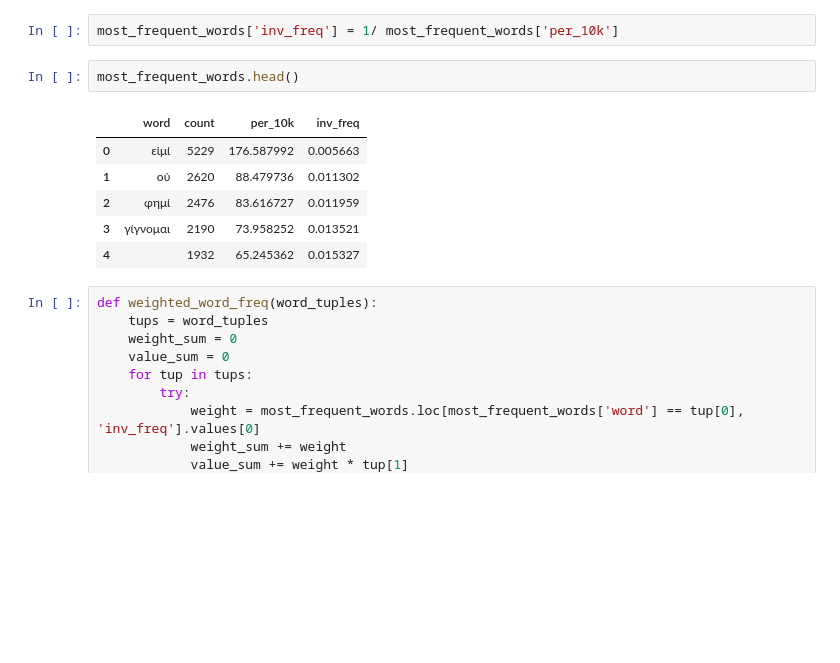
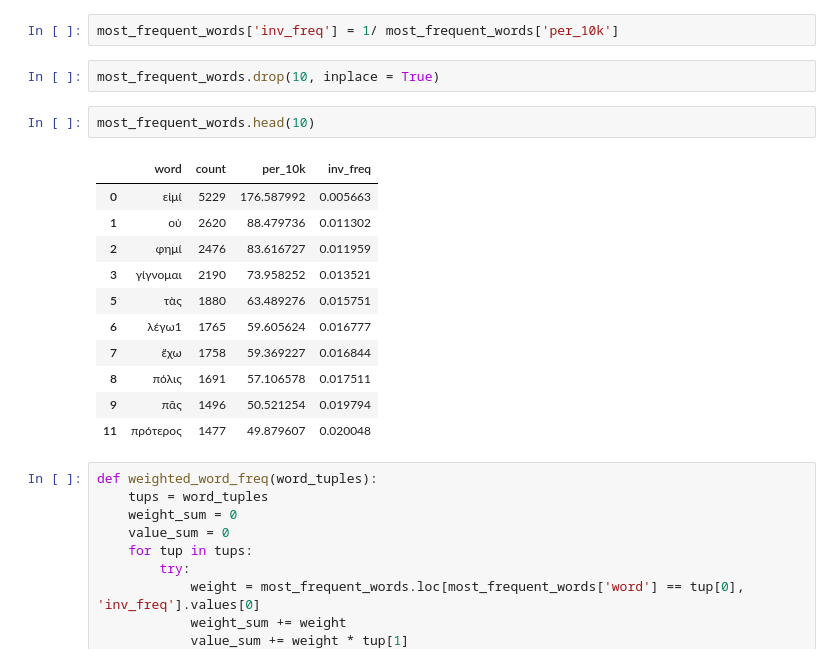
Before and after one commit to gymnosophist/dfhg_analysis, a Jupyter notebook: update_stop_word_list.ipynb, the cells around one changed output. Saved outputs shown, nothing was run; the diff lists cells and outputs as text; blank space fills up the shorter version.

Commit message:
updated stop words, fixed typos

```diff
--- a/update_stop_word_list.ipynb
+++ b/update_stop_word_list.ipynb
@@ -180,15 +180,22 @@ most_frequent_words['count'].sum() / 10000
 most_frequent_words['per_10k'] = most_frequent_words['count'] / 29.6113
 # %%
 most_frequent_words['inv_freq'] = 1/ most_frequent_words['per_10k']
+# %%
+most_frequent_words.drop(10, inplace = True)
 # %%
-most_frequent_words.head()
+most_frequent_words.head(10)
 # %% [output]
 |  | word | count | per_10k | inv_freq |
 | 0 | εἰμί | 5229 | 176.587992 | 0.005663 |
 | 1 | οὐ | 2620 | 88.479736 | 0.011302 |
 | 2 | φημί | 2476 | 83.616727 | 0.011959 |
 | 3 | γίγνομαι | 2190 | 73.958252 | 0.013521 |
-| 4 |  | 1932 | 65.245362 | 0.015327 |
+| 5 | τὰς | 1880 | 63.489276 | 0.015751 |
+| 6 | λέγω1 | 1765 | 59.605624 | 0.016777 |
+| 7 | ἔχω | 1758 | 59.369227 | 0.016844 |
+| 8 | πόλις | 1691 | 57.106578 | 0.017511 |
+| 9 | πᾶς | 1496 | 50.521254 | 0.019794 |
+| 11 | πρότερος | 1477 | 49.879607 | 0.020048 |
 # %%
 def weighted_word_freq(word_tuples):
     tups = word_tuples
```
Also changed, not shown: parts of 3 cells of this notebook, 1 other file.
